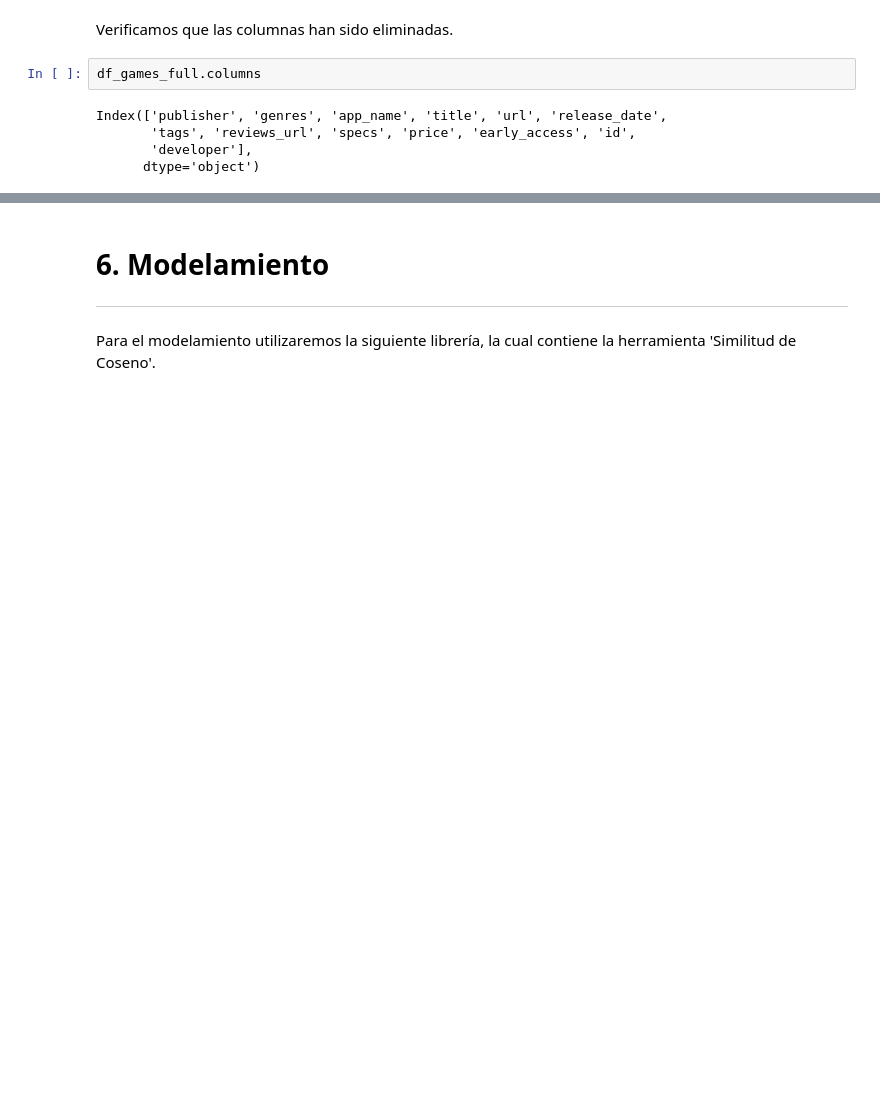
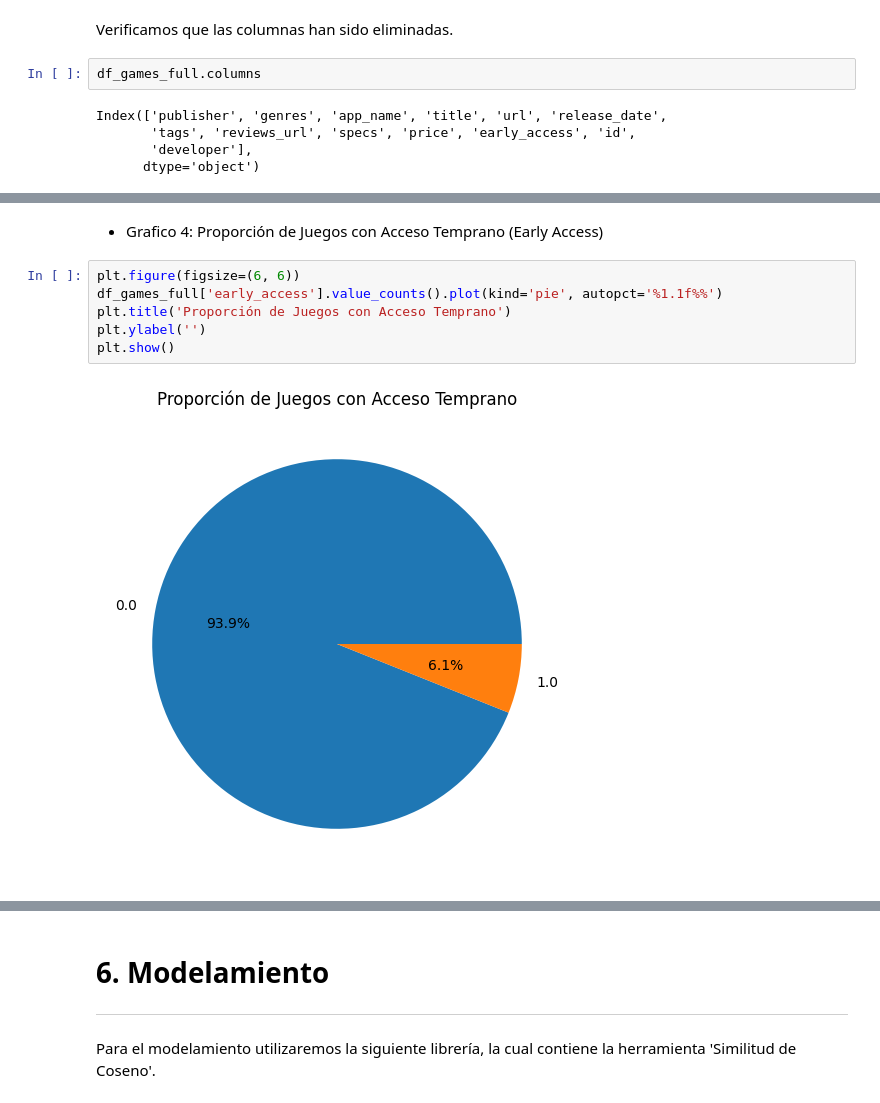
Before and after one commit to JPBertonee/PI_MLOps_Henry, a Jupyter notebook: Desarrollo.ipynb, the cells around one changed output, grey strips where cells are left out. Cells and saved outputs as stored; diff of their text form; blank space fills up the shorter version.

```diff
--- a/Desarrollo.ipynb
+++ b/Desarrollo.ipynb
@@ -1034,0 +1084,10 @@ Index(['publisher', 'genres', 'app_name', 'title', 'url', 'release_date',
+# %% [markdown]
+- Grafico 4: Proporción de Juegos con Acceso Temprano (Early Access)
+# %%
+plt.figure(figsize=(6, 6))
+df_games_full['early_access'].value_counts().plot(kind='pie', autopct='%1.1f%%')
+plt.title('Proporción de Juegos con Acceso Temprano')
+plt.ylabel('')
+plt.show()
+# %% [output]
+[figure, added]
```
Also changed, not shown: parts of 12 cells of this notebook.
